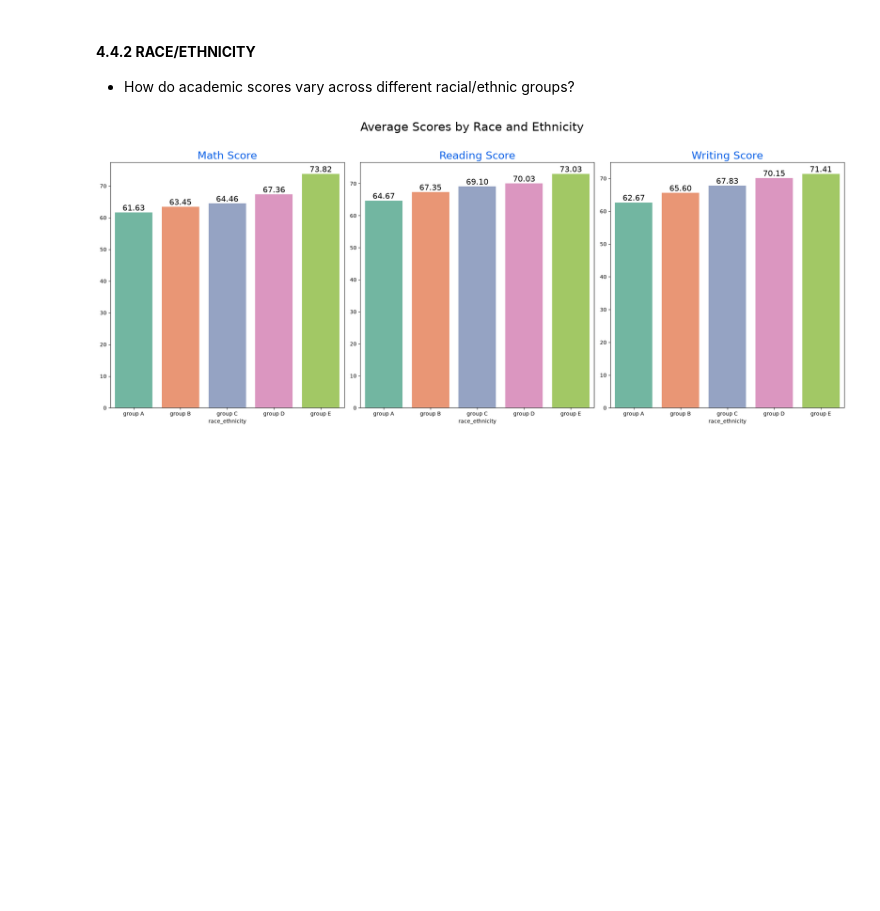
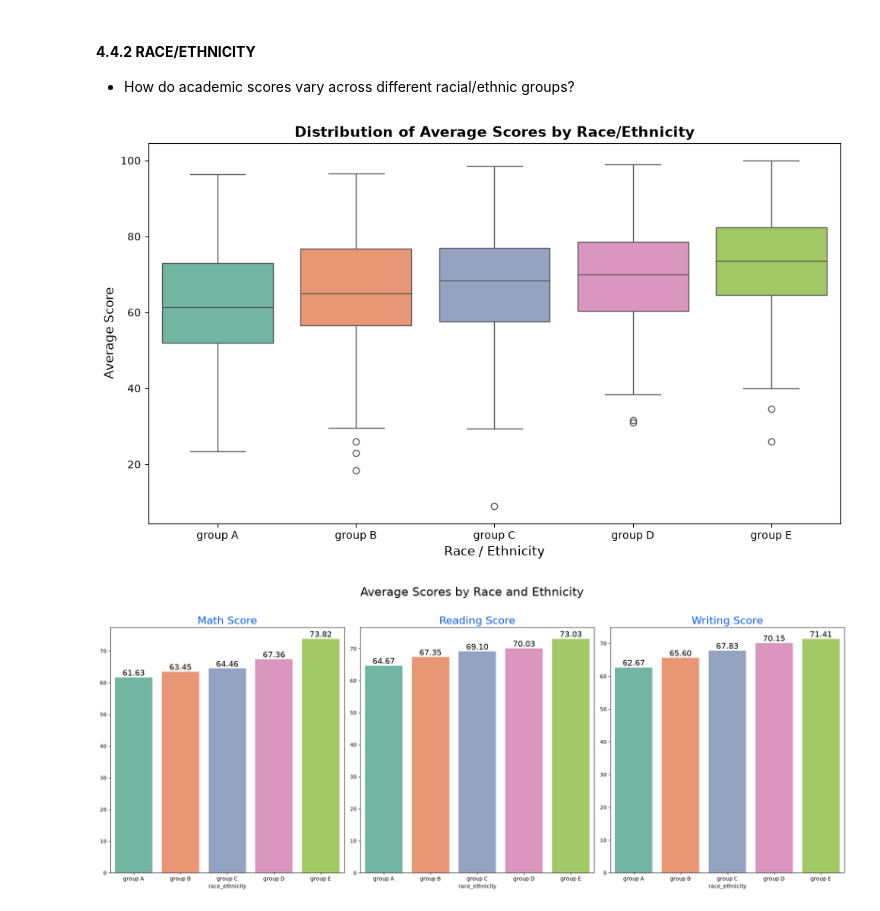
Before and after one commit to fiorellatrigo/mlproject, a Jupyter notebook: notebook/1 . EDA STUDENT PERFORMANCE .ipynb, the cells around one changed output. Saved outputs shown, nothing was run; the diff lists cells and outputs as text; code cells hidden in the pictures; blank space fills up the shorter version.

```diff
--- a/notebook/1 . EDA STUDENT PERFORMANCE .ipynb
+++ b/notebook/1 . EDA STUDENT PERFORMANCE .ipynb
@@ -399,6 +399,33 @@ plt.show()
 #### **4.4.2 RACE/ETHNICITY**
 
 - How do academic scores vary across different racial/ethnic groups?
+# %%
+race_order = ['group A', 'group B', 'group C', 'group D', 'group E']
+
+# Create a consistent color mapping for each race/ethnicity group across all plots
+categories = sorted(df['race_ethnicity'].dropna().unique())
+color_palette = sns.color_palette('Set2', len(categories))
+palette_dict = dict(zip(categories, color_palette))
+
+fig, ax = plt.subplots(figsize=(10, 6))
+
+sns.boxplot(
+    data=df,
+    x='race_ethnicity',
+    y='average',
+    order=race_order,
+    palette=palette_dict,
+    ax=ax
+)
+
+ax.set_title('Distribution of Average Scores by Race/Ethnicity', fontsize=14, fontweight='bold')
+ax.set_xlabel('Race / Ethnicity', fontsize=12)
+ax.set_ylabel('Average Score', fontsize=12)
+
+plt.tight_layout()
+plt.show()
+# %% [output]
+[figure, added]
 # %%
 # Group data by race/ethnicity
 group_data2 = df.groupby('race_ethnicity')
```
Also changed, not shown: parts of 15 cells of this notebook, 5 other files.
